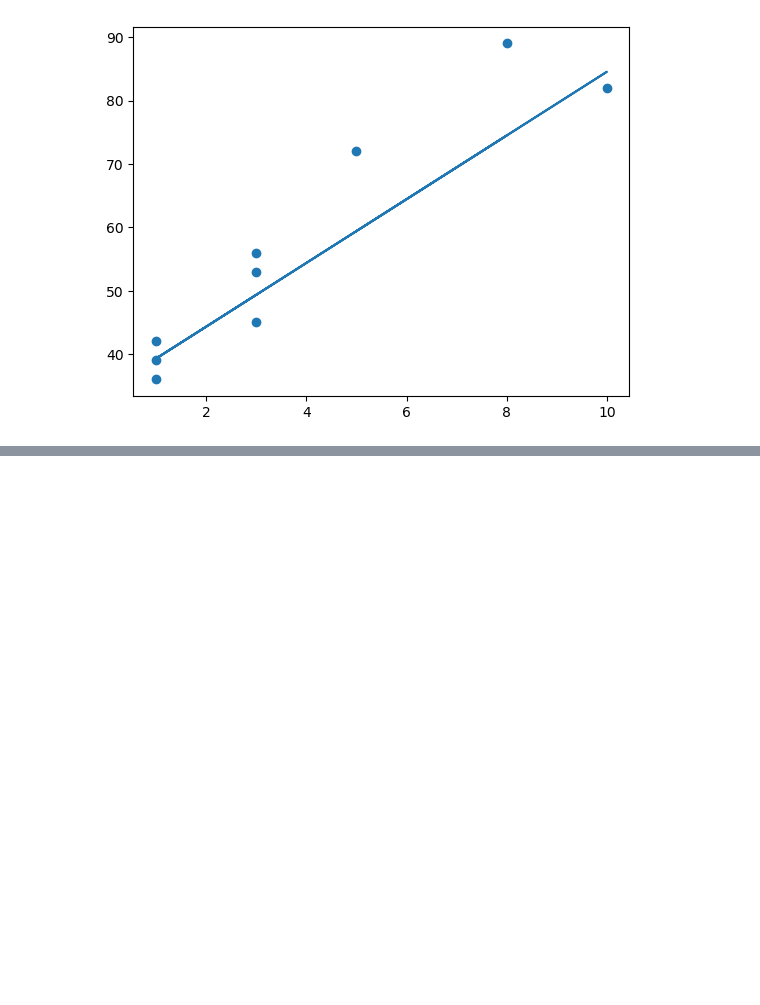
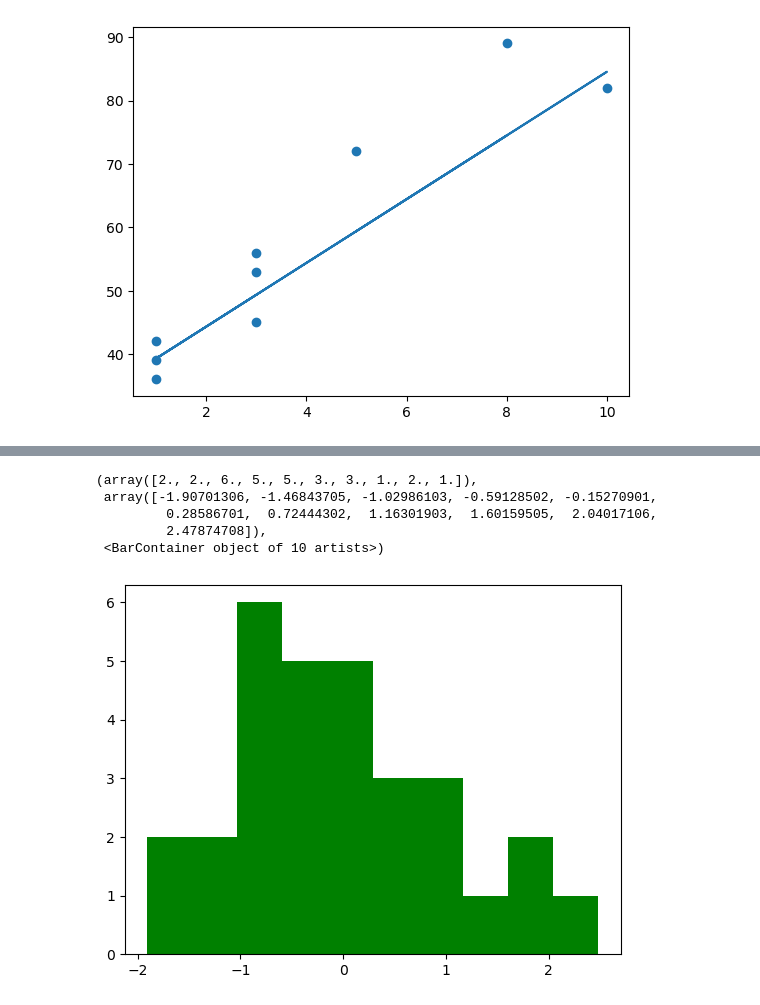
Before and after one commit to vishaltechevangelist/project-predict-marks-based-on-study-hours, a Jupyter notebook: Student Marks Prediction Based on Study Hours.ipynb, the cells around one changed output, grey strips where cells are left out. Saved outputs shown, nothing was run; the diff lists cells and outputs as text; code cells hidden in the pictures; blank space fills up the shorter version.

```diff
--- a/Student Marks Prediction Based on Study Hours.ipynb
+++ b/Student Marks Prediction Based on Study Hours.ipynb
@@ -174,0 +217,3 @@ plt.plot(X_test, y_pred)
+# %%
+residuals_df = residuals.to_frame()
+residuals_df
@@ -174,0 +248,5 @@ plt.plot(X_test, y_pred)
+# %%
+from sklearn.preprocessing import StandardScaler
+scaler_ = StandardScaler()
+residual_zscore = scaler_.fit_transform(residuals_df)
+residual_zscore
@@ -174,0 +271,9 @@ plt.plot(X_test, y_pred)
+# %%
+plt.hist(residual_zscore, linewidth=0.9, color='g')
+# %% [output]
+(array([2., 2., 6., 5., 5., 3., 3., 1., 2., 1.]),
+ array([-1.90701306, -1.46843705, -1.02986103, -0.59128502, -0.15270901,
+         0.28586701,  0.72444302,  1.16301903,  1.60159505,  2.04017106,
+         2.47874708]),
+ <BarContainer object of 10 artists>)
+[figure, added]
```
Also changed, not shown: parts of 7 cells of this notebook.
